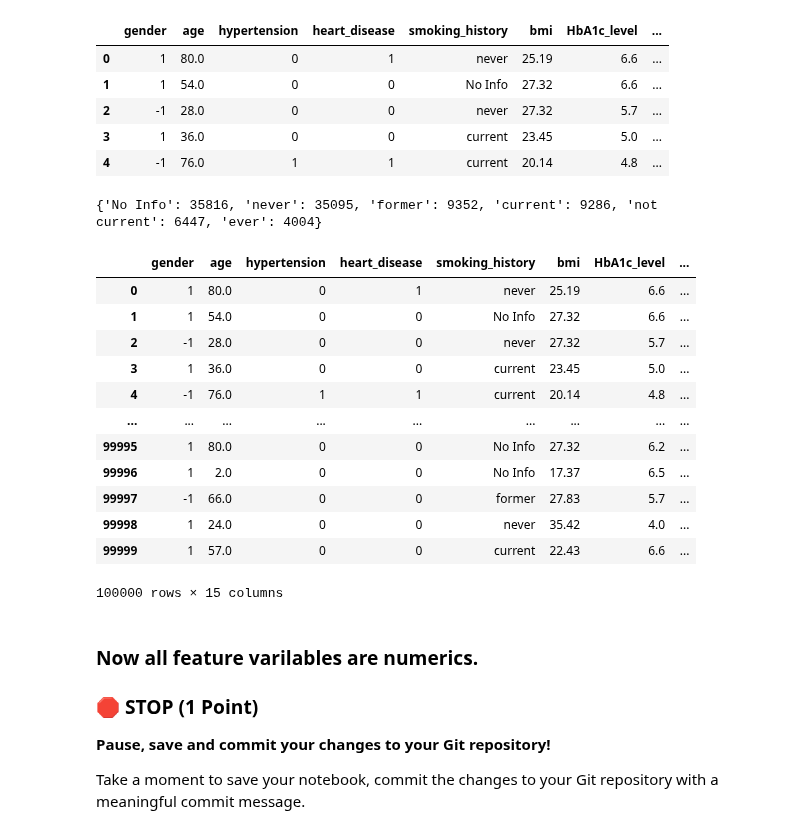
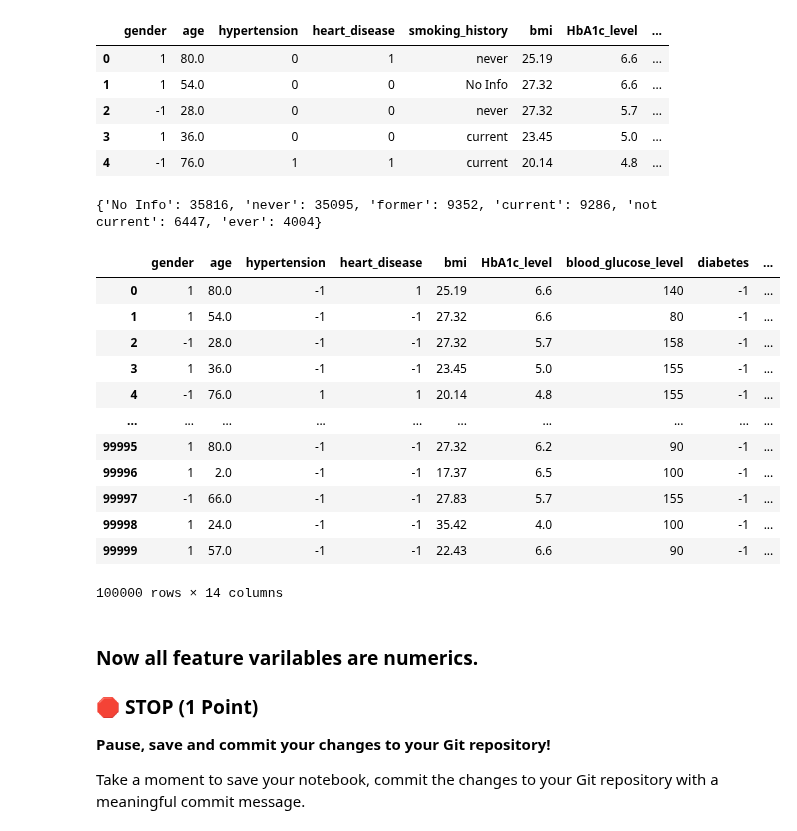
Before and after one commit to RyanGroneck/CMSE202-f25-turnin, a Jupyter notebook: hw-04/HW-04_Perceptron_SVM_STUDENT.ipynb, the cells around one changed output. Drawn from its saved outputs; the diff is of its cells as text; code cells hidden in the pictures.

Commit message:
oops fixed data clean

```diff
--- a/hw-04/HW-04_Perceptron_SVM_STUDENT.ipynb
+++ b/hw-04/HW-04_Perceptron_SVM_STUDENT.ipynb
@@ -105,11 +105,11 @@ for i, gender in enumerate(df.loc[:,'gender']):
     else:
         gender_label[i] = -1
 
-df_bi = df.copy()
+dfClean = df.copy()
 
-df_bi['gender'] = gender_label
+dfClean['gender'] = gender_label
 
-df_bi.head(5)
+dfClean.head(5)
 # %% [output]
 |  | gender | age | hypertension | heart_disease | smoking_history | bmi | HbA1c_level | ... |
 | 0 | 1 | 80.0 | 0 | 1 | never | 25.19 | 6.6 | ... |
@@ -120,39 +120,46 @@ df_bi.head(5)
 # %%
 name_counts = df['smoking_history'].value_counts().to_dict()
 print(name_counts)
 
 groups = df['smoking_history'].unique()
 
 for label in groups:
-    df_bi[label] = np.zeros_like(df['smoking_history'])
+    dfClean[label] = np.zeros_like(df['smoking_history'])
 
-#df_bi = df_bi.drop('smoking_history', axis = 1)
 
-df_bi
 
 for i, label in enumerate(df['smoking_history']):
-    df_bi.loc[i, label] = 1
-    for j,label_val in enumerate(df_bi.iloc[i,8:]):
+    dfClean.loc[i, label] = 1
+    for j,label_val in enumerate(dfClean.iloc[i,9:]):
         if label_val == 0:
-            df_bi.iloc[i,j+8] = -1
+            dfClean.iloc[i,j+9] = -1
 
+# I asked ChatGPT 4o 'While this code workes to change labels, but can I do it in a simpler way?', copying in the code used to adjust the gender labels. I then used that to make the following
+dfClean['hypertension'] = df['hypertension'].map({0: -1, 1: 1})
+dfClean['heart_disease'] = df['heart_disease'].map({0: -1, 1: 1})
+dfClean['diabetes'] = df['diabetes'].map({0: -1, 1: 1})
 
-df_bi
+try:
+    dfClean = dfClean.drop('smoking_history', axis = 1)
+except:
+    pass
+
+dfClean
 # %% [output]
 {'No Info': 35816, 'never': 35095, 'former': 9352, 'current': 9286, 'not current': 6447, 'ever': 4004}
-|  | gender | age | hypertension | heart_disease | smoking_history | bmi | HbA1c_level | ... |
-| 0 | 1 | 80.0 | 0 | 1 | never | 25.19 | 6.6 | ... |
-| 1 | 1 | 54.0 | 0 | 0 | No Info | 27.32 | 6.6 | ... |
-| 2 | -1 | 28.0 | 0 | 0 | never | 27.32 | 5.7 | ... |
-| 3 | 1 | 36.0 | 0 | 0 | current | 23.45 | 5.0 | ... |
-| 4 | -1 | 76.0 | 1 | 1 | current | 20.14 | 4.8 | ... |
-| ... | ... | ... | ... | ... | ... | ... | ... | ... |
-| 99995 | 1 | 80.0 | 0 | 0 | No Info | 27.32 | 6.2 | ... |
-| 99996 | 1 | 2.0 | 0 | 0 | No Info | 17.37 | 6.5 | ... |
-| 99997 | -1 | 66.0 | 0 | 0 | former | 27.83 | 5.7 | ... |
-| 99998 | 1 | 24.0 | 0 | 0 | never | 35.42 | 4.0 | ... |
-| 99999 | 1 | 57.0 | 0 | 0 | current | 22.43 | 6.6 | ... |
+|  | gender | age | hypertension | heart_disease | bmi | HbA1c_level | blood_glucose_level | diabetes | ... |
+| 0 | 1 | 80.0 | -1 | 1 | 25.19 | 6.6 | 140 | -1 | ... |
+| 1 | 1 | 54.0 | -1 | -1 | 27.32 | 6.6 | 80 | -1 | ... |
+| 2 | -1 | 28.0 | -1 | -1 | 27.32 | 5.7 | 158 | -1 | ... |
+| 3 | 1 | 36.0 | -1 | -1 | 23.45 | 5.0 | 155 | -1 | ... |
+| 4 | -1 | 76.0 | 1 | 1 | 20.14 | 4.8 | 155 | -1 | ... |
+| ... | ... | ... | ... | ... | ... | ... | ... | ... | ... |
+| 99995 | 1 | 80.0 | -1 | -1 | 27.32 | 6.2 | 90 | -1 | ... |
+| 99996 | 1 | 2.0 | -1 | -1 | 17.37 | 6.5 | 100 | -1 | ... |
+| 99997 | -1 | 66.0 | -1 | -1 | 27.83 | 5.7 | 155 | -1 | ... |
+| 99998 | 1 | 24.0 | -1 | -1 | 35.42 | 4.0 | 100 | -1 | ... |
+| 99999 | 1 | 57.0 | -1 | -1 | 22.43 | 6.6 | 90 | -1 | ... |
-100000 rows × 15 columns
+100000 rows × 14 columns
 # %% [markdown]
 ### Now all feature varilables are numerics.
 
```
Also changed, not shown: parts of 2 cells of this notebook.
